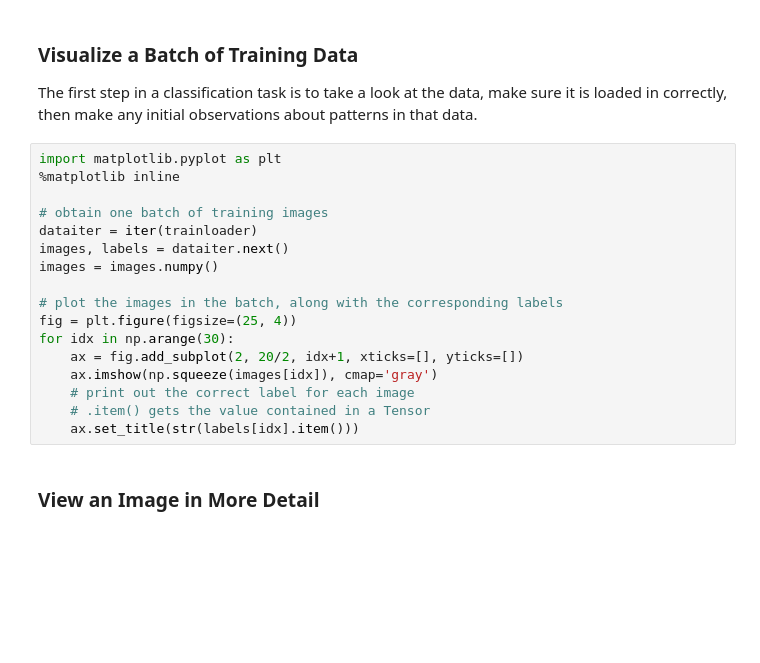
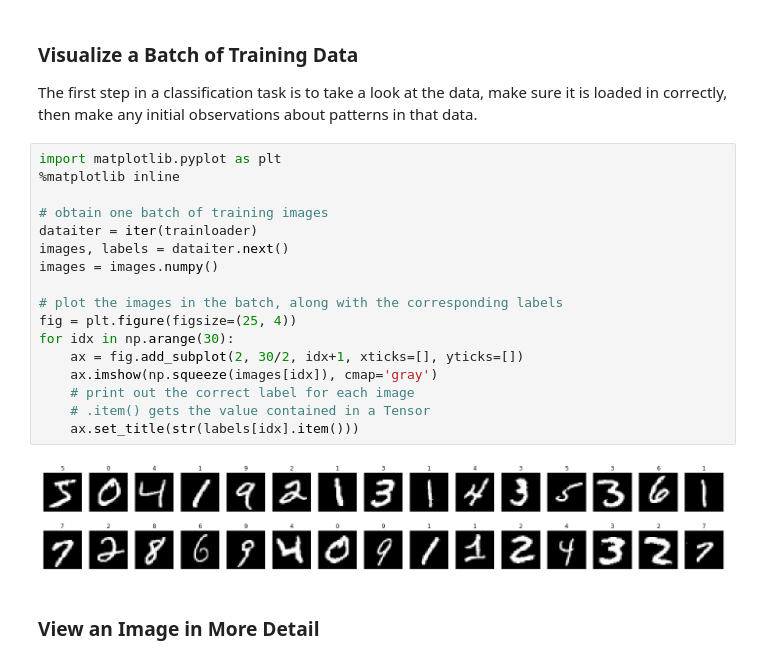
Before and after one commit to martinoywa/mnist-mlp-exercise, a Jupyter notebook: mnist_mlp_exercise.ipynb, the cells around one changed output. Cells and saved outputs as stored; diff of their text form; blank space fills up the shorter version.

```diff
--- a/mnist_mlp_exercise.ipynb
+++ b/mnist_mlp_exercise.ipynb
@@ -51,20 +51,22 @@ The first step in a classification task is to take a look at the data, make sure
 # %%
 import matplotlib.pyplot as plt
 %matplotlib inline
 
 # obtain one batch of training images
 dataiter = iter(trainloader)
 images, labels = dataiter.next()
 images = images.numpy()
 
 # plot the images in the batch, along with the corresponding labels
 fig = plt.figure(figsize=(25, 4))
 for idx in np.arange(30):
-    ax = fig.add_subplot(2, 20/2, idx+1, xticks=[], yticks=[])
+    ax = fig.add_subplot(2, 30/2, idx+1, xticks=[], yticks=[])
     ax.imshow(np.squeeze(images[idx]), cmap='gray')
     # print out the correct label for each image
     # .item() gets the value contained in a Tensor
     ax.set_title(str(labels[idx].item()))
+# %% [output]
+[figure, added]
 # %% [markdown]
 ### View an Image in More Detail
 # %%
```
Also changed, not shown: parts of 2 cells of this notebook.
